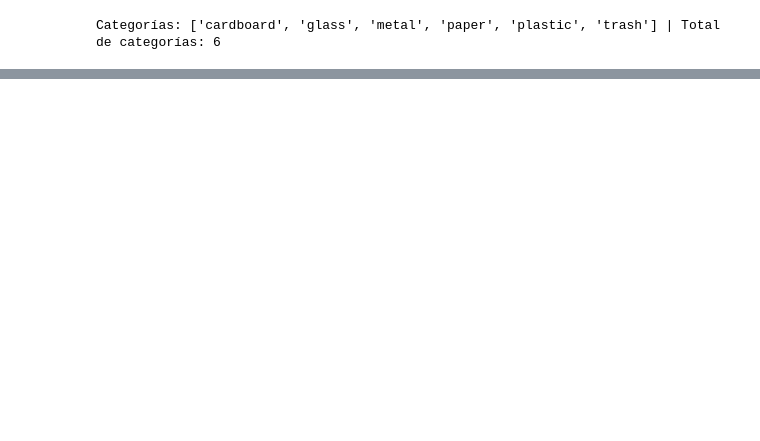
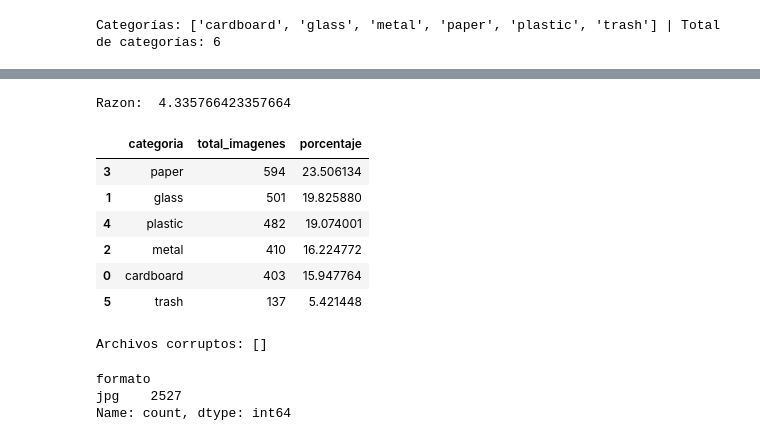
Before and after one commit to edex10ed-source/01-python-intro, a Jupyter notebook: notebooks/37_26082026_EDA_2.ipynb, the cells around one changed output, grey strips where cells are left out. Drawn from its saved outputs; the diff is of its cells as text; code cells hidden in the pictures; blank space fills up the shorter version.

```diff
--- a/notebooks/37_26082026_EDA_2.ipynb
+++ b/notebooks/37_26082026_EDA_2.ipynb
@@ -52,0 +73,72 @@ Total de imágenes del dataset: 2527
+# %%
+# 6. Calcule el porcentaje que representa cada clase respecto del total. Determine la clase mayoritaria, la
+# minoritaria y la razón de desbalance entre ambas.
+df["porcentaje"] = (df["total_imagenes"] / df["total_imagenes"].sum()) * 100
+
+clase_mayoritaria = df["porcentaje"].idxmax()
+clase_minoritaria = df["porcentaje"].idxmin()
+
+clase_mayoritaria_tot_imgs = df.loc[clase_mayoritaria]["total_imagenes"]
+clase_minoritaria_tot_imgs = df.loc[clase_minoritaria]["total_imagenes"]
+
+razon = clase_mayoritaria_tot_imgs / clase_minoritaria_tot_imgs
+print("Razon: ", razon)
+df.head(10)
+# %% [output]
+Razon:  4.335766423357664
+|  | categoria | total_imagenes | porcentaje |
+| 3 | paper | 594 | 23.506134 |
+| 1 | glass | 501 | 19.825880 |
+| 4 | plastic | 482 | 19.074001 |
+| 2 | metal | 410 | 16.224772 |
+| 0 | cardboard | 403 | 15.947764 |
+| 5 | trash | 137 | 5.421448 |
+# %%
+# 7. Verifique programáticamente que todas las imágenes puedan abrirse correctamente. ¿Existen
+# archivos corruptos o ilegibles?
+
+# uv add pillow -> instalar pillow
+from PIL import Image
+from pathlib import Path
+
+
+all_images = []
+clases = []
+formatos = []
+sizes_kb = []
+
+for folder in folders:
+    path_to_categoria = path_to_dataset + "/" + folder
+    imagenes = sorted(os.listdir(path_to_categoria))
+    formatos.extend([img.split(".")[-1] for img in imagenes])
+    imagenes = [img for img in imagenes if img.endswith(".jpg")]
+    rutas = [path_to_categoria + "/" + img for img in imagenes]
+    sizes_kb.extend([Path(ruta).stat().st_size / 1024 for ruta in rutas])
+    all_images.extend(rutas)
+    clases.extend([folder] * len(rutas))
+
+metadata_df = pd.DataFrame({
+    "ruta": all_images,
+    "clase": clases,
+    "formato": formatos,
+    "size_kb": sizes_kb
+})
+
+corruptos = []
+for ruta_img in all_images:
+    try:
+        img = Image.open(ruta_img)
+        img.verify()
+    except:
+        corruptos.append(ruta_img)
+
+print(f"Archivos corruptos: {corruptos}")
+# %% [output]
+Archivos corruptos: []
+# %%
+# 8. Identifique las extensiones o formatos de archivo presentes en el dataset y calcule su frecuencia.
+metadata_df["formato"].value_counts()
+# %% [output]
+formato
+jpg    2527
+Name: count, dtype: int64
```
Also changed, not shown: parts of 8 cells of this notebook, 4 other files.
